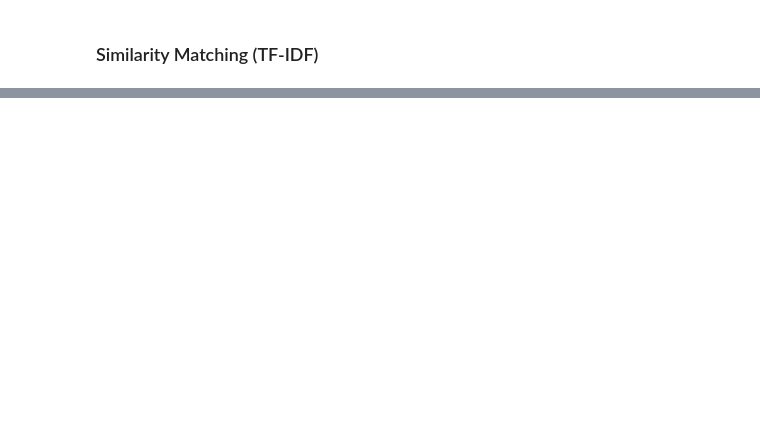
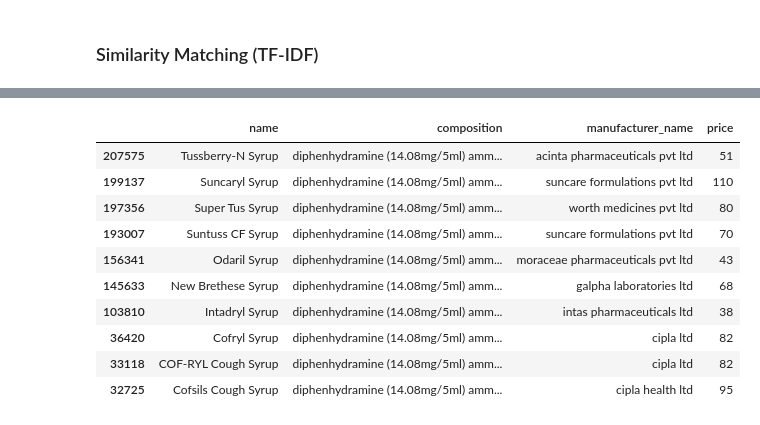
Before and after one commit to PrathmeshJugati/ai-pharma-assistant, a Jupyter notebook: notebooks/Reccomendation.ipynb, the cells around one changed output, grey strips where cells are left out. Saved outputs shown, nothing was run; the diff lists cells and outputs as text; code cells hidden in the pictures; blank space fills up the shorter version.

```diff
--- a/notebooks/Reccomendation.ipynb
+++ b/notebooks/Reccomendation.ipynb
@@ -107,0 +355,57 @@ find_similar_substitutes("benadryl syrup")
+# %%
+def find_substitute(query, top_k=10):
+    """
+    Find substitutes based primarily on composition similarity.
+
+    alpha:
+        small  → composition dominates
+        large  → brand similarity dominates (optional future use)
+    """
+
+
+    anchor = find_anchor(query)
+
+    if anchor is None:
+        return None
+
+    anchor_idx = anchor.name
+    anchor_composition = anchor["composition"]
+
+    comp_text = f"active ingredients {anchor_composition} pharmaceutical drug composition"
+
+    comp_emb = model.encode(
+        [comp_text],
+        normalize_embeddings=True
+    ).astype("float32")
+
+    comp_scores, comp_ids = composition_index.search(comp_emb, top_k + 1)
+
+    scores = {}
+
+    for score, idx in zip(comp_scores[0], comp_ids[0]):
+        if idx == anchor_idx:
+            continue  # remove same medicine
+
+        scores[idx] = float(score)
+
+    ranked = sorted(scores.items(), key=lambda x: x[1], reverse=True)
+
+    final_indices = [idx for idx, _ in ranked[:top_k]]
+
+    return dt.iloc[final_indices][
+        ["name", "composition", "manufacturer_name", "price"]
+    ]
+# %%
+find_substitute("benadryl", alpha=1)
+# %% [output]
+|  | name | composition | manufacturer_name | price |
+| 207575 | Tussberry-N Syrup | diphenhydramine (14.08mg/5ml) amm... | acinta pharmaceuticals pvt ltd | 51 |
+| 199137 | Suncaryl Syrup | diphenhydramine (14.08mg/5ml) amm... | suncare formulations pvt ltd | 110 |
+| 197356 | Super Tus Syrup | diphenhydramine (14.08mg/5ml) amm... | worth medicines pvt ltd | 80 |
+| 193007 | Suntuss CF Syrup | diphenhydramine (14.08mg/5ml) amm... | suncare formulations pvt ltd | 70 |
+| 156341 | Odaril Syrup | diphenhydramine (14.08mg/5ml) amm... | moraceae pharmaceuticals pvt ltd | 43 |
+| 145633 | New Brethese Syrup | diphenhydramine (14.08mg/5ml) amm... | galpha laboratories ltd | 68 |
+| 103810 | Intadryl Syrup | diphenhydramine (14.08mg/5ml) amm... | intas pharmaceuticals ltd | 38 |
+| 36420 | Cofryl Syrup | diphenhydramine (14.08mg/5ml) amm... | cipla ltd | 82 |
+| 33118 | COF-RYL Cough Syrup | diphenhydramine (14.08mg/5ml) amm... | cipla ltd | 82 |
+| 32725 | Cofsils Cough Syrup | diphenhydramine (14.08mg/5ml) amm... | cipla health ltd | 95 |
```
Also changed, not shown: parts of 35 cells of this notebook.
